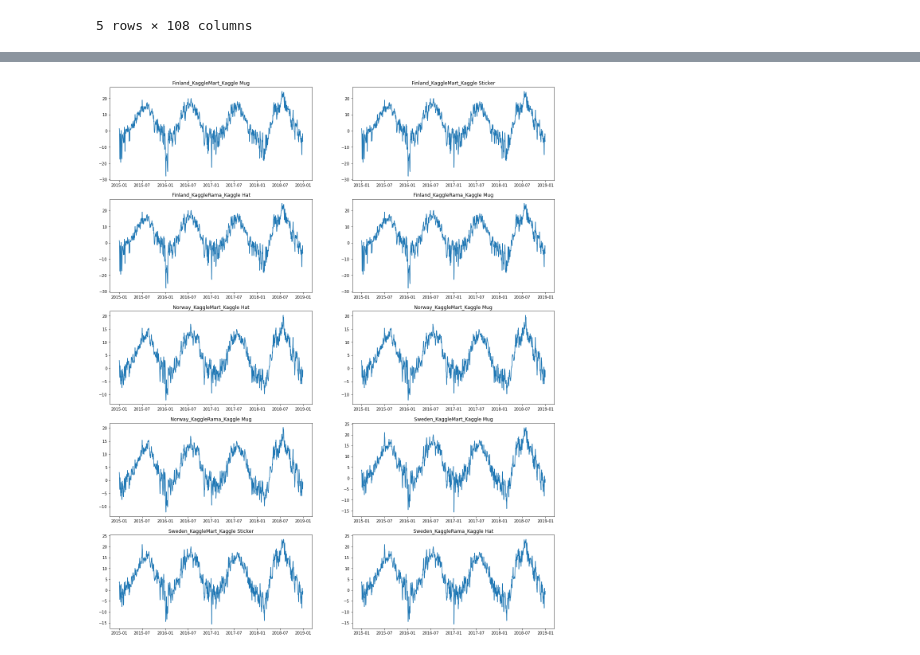
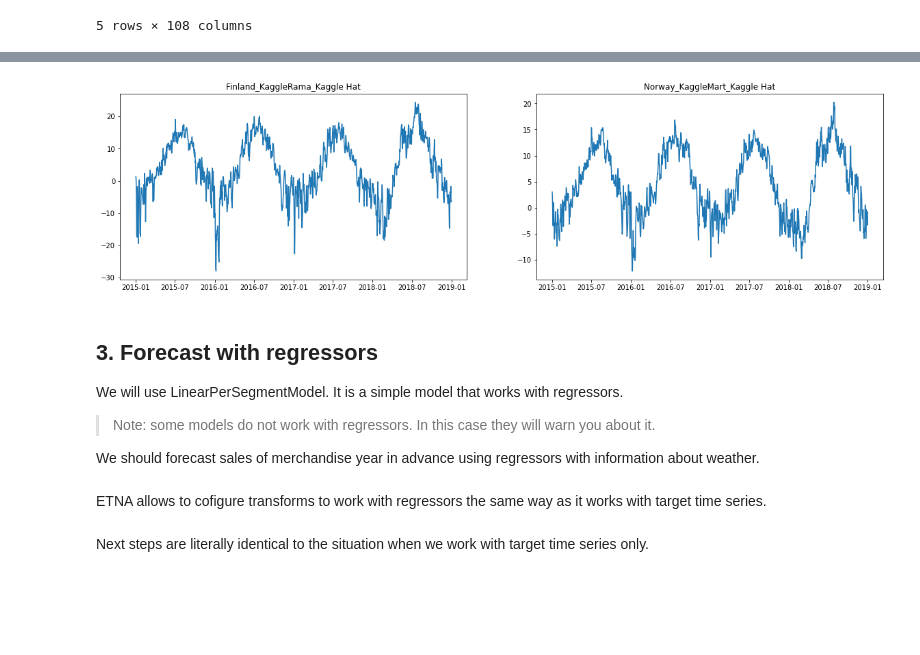
Before and after one commit to tinkoff-ai/etna, a Jupyter notebook: examples/exogenous_data.ipynb, the cells around one changed output, grey strips where cells are left out. Saved outputs shown, nothing was run; the diff lists cells and outputs as text; code cells hidden in the pictures; blank space fills up the shorter version.

```diff
--- a/examples/exogenous_data.ipynb
+++ b/examples/exogenous_data.ipynb
@@ -112,10 +119,20 @@ ts.plot(column="precipitation")
 # %%
-ts.plot(column="tavg")
+ts.plot(column="tavg", n_segments=2)
 # %% [output]
-[figure, old version]
+[figure, new version]
+# %% [markdown]
+## 3. Forecast with regressors <a class="anchor" id="chapter3"></a>
+
+We will use LinearPerSegmentModel. It is a simple model that works with regressors.
+
+> Note: some models do not work with regressors. In this case they will warn you about it.
+
+We should forecast sales of merchandise year in advance using regressors with information about weather.
 # %%
 from etna.models import LinearPerSegmentModel
 
 HORIZON = 365
 model = LinearPerSegmentModel()
+# %% [markdown]
+ETNA allows to cofigure transforms to work with regressors the same way as it works with target time series.
 # %%
@@ -145,6 +161,8 @@ transforms = [
               LagTransform(in_column="regressor_FIN_holidays", lags=list(range(2,6)), out_column="regressor_FIN_holidays_lag"),
               FilterFeaturesTransform(exclude=["precipitation", "snow_depth", "tmin", "tmax"]),
 ]
+# %% [markdown]
+Next steps are literally identical to the situation when we work with target time series only.
 # %%
 from etna.pipeline import Pipeline
 pipeline = Pipeline(model=model, transforms=transforms, horizon=HORIZON)
```
Also changed, not shown: parts of 13 cells of this notebook.
